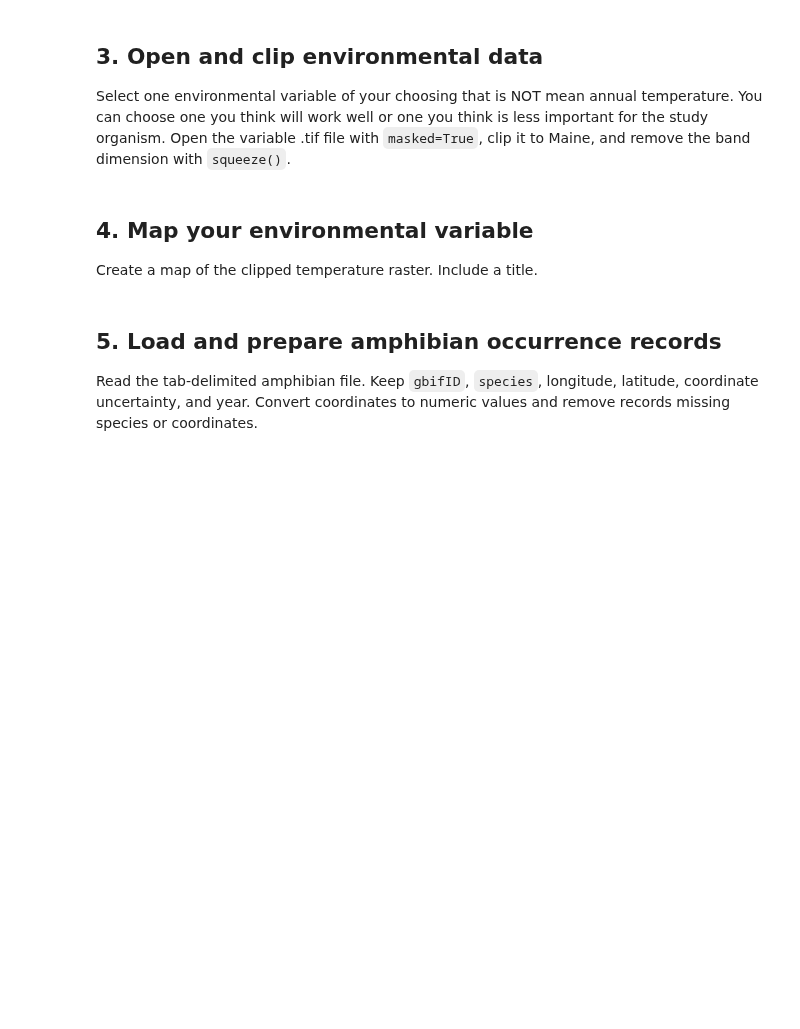
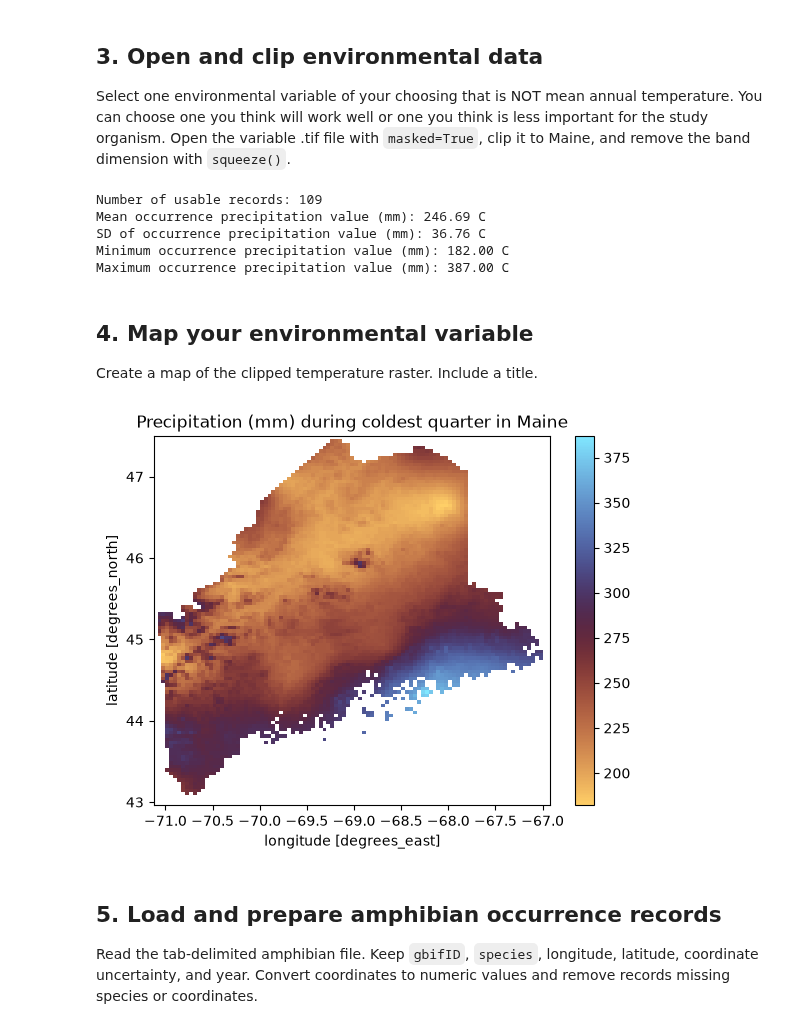
Before and after one commit to elizadstein/BIO597-SpatialBiodiversity, a Jupyter notebook: docs/assignments/Assignment-06-FirstPrinciplesSDM.ipynb, the cells around one changed output. Drawn from its saved outputs; the diff is of its cells as text; code cells hidden in the pictures; blank space fills up the shorter version.

```diff
--- a/docs/assignments/Assignment-06-FirstPrinciplesSDM.ipynb
+++ b/docs/assignments/Assignment-06-FirstPrinciplesSDM.ipynb
@@ -43,5 +49,10 @@ Read the Maine state boundary shapefile, inspect its CRS and shape, and dissolve
 boundary_path = "../labs/ME_ShapeFiles/Maine_State_Boundary.shp"
 
 # Read the boundary.
+maine_boundary = gpd.read_file(boundary_path)
 # Print its shape and CRS.
+print(maine_boundary.shape)
+print(maine_boundary.crs)
 # Dissolve it to one row.
+maine_boundary = maine_boundary.dissolve()
+#maine_boundary.explore()
@@ -50,19 +64,51 @@ boundary_path = "../labs/ME_ShapeFiles/Maine_State_Boundary.shp"
 
 Select one environmental variable of your choosing that is NOT mean annual temperature. You can choose one you think will work well or one you think is less important for the study organism. Open the variable .tif file with `masked=True`, clip it to Maine, and remove the band dimension with `squeeze()`.
 # %%
-bioclim_path = Path("/home/jovyan/shared-readwrite/bioclim")
-bio1_path = bioclim_path / ___________________
+bioclim_path = Path("/home/jovyan/shared/bioclim")
+bio19_path = bioclim_path / "wc2.1_2.5m_bio_19.tif"
 
 # Open bio1 with rxr.open_rasterio().
+bio19 = rxr.open_rasterio(
+    bio19_path,
+    masked=True,
+)
 # Clip it to the dissolved Maine boundary.
+bio19_maine = bio19.rio.clip(
+    maine_boundary.geometry,
+    maine_boundary.crs,
+    drop=True,
+    from_disk=True,
+)
 # Squeeze out the band dimension.
-# Convert to degrees Celsius if needed.
+bio19_maine = bio19_maine.squeeze()
+# Check that units are in mm
+bio19_maine.head()
+
+# calculate statistics
+maine_mean = bio19_maine.mean()
+maine_sd = bio19_maine.std()
+
+print(f"Number of usable records: {len(bio19_maine)}")
+print(f"Mean occurrence precipitation value (mm): {maine_mean:.2f} C")
+print(f"SD of occurrence precipitation value (mm): {maine_sd:.2f} C")
+print(f"Minimum occurrence precipitation value (mm): {bio19_maine.min():.2f} C")
+print(f"Maximum occurrence precipitation value (mm): {bio19_maine.max():.2f} C")
+# %% [output]
+Number of usable records: 109
+Mean occurrence precipitation value (mm): 246.69 C
+SD of occurrence precipitation value (mm): 36.76 C
+Minimum occurrence precipitation value (mm): 182.00 C
+Maximum occurrence precipitation value (mm): 387.00 C
 # %% [markdown]
 ## 4. Map your environmental variable
 
 Create a map of the clipped temperature raster. Include a title.
 # %%
-# Plot annual mean temperature for Maine.
+bio19_maine.plot(cmap="managua")
+plt.title("Precipitation (mm) during coldest quarter in Maine")
+plt.show()
+# %% [output]
+[figure, added]
 # %% [markdown]
 ## 5. Load and prepare amphibian occurrence records
 
```
Also changed, not shown: parts of 30 cells of this notebook, 2 other files.
